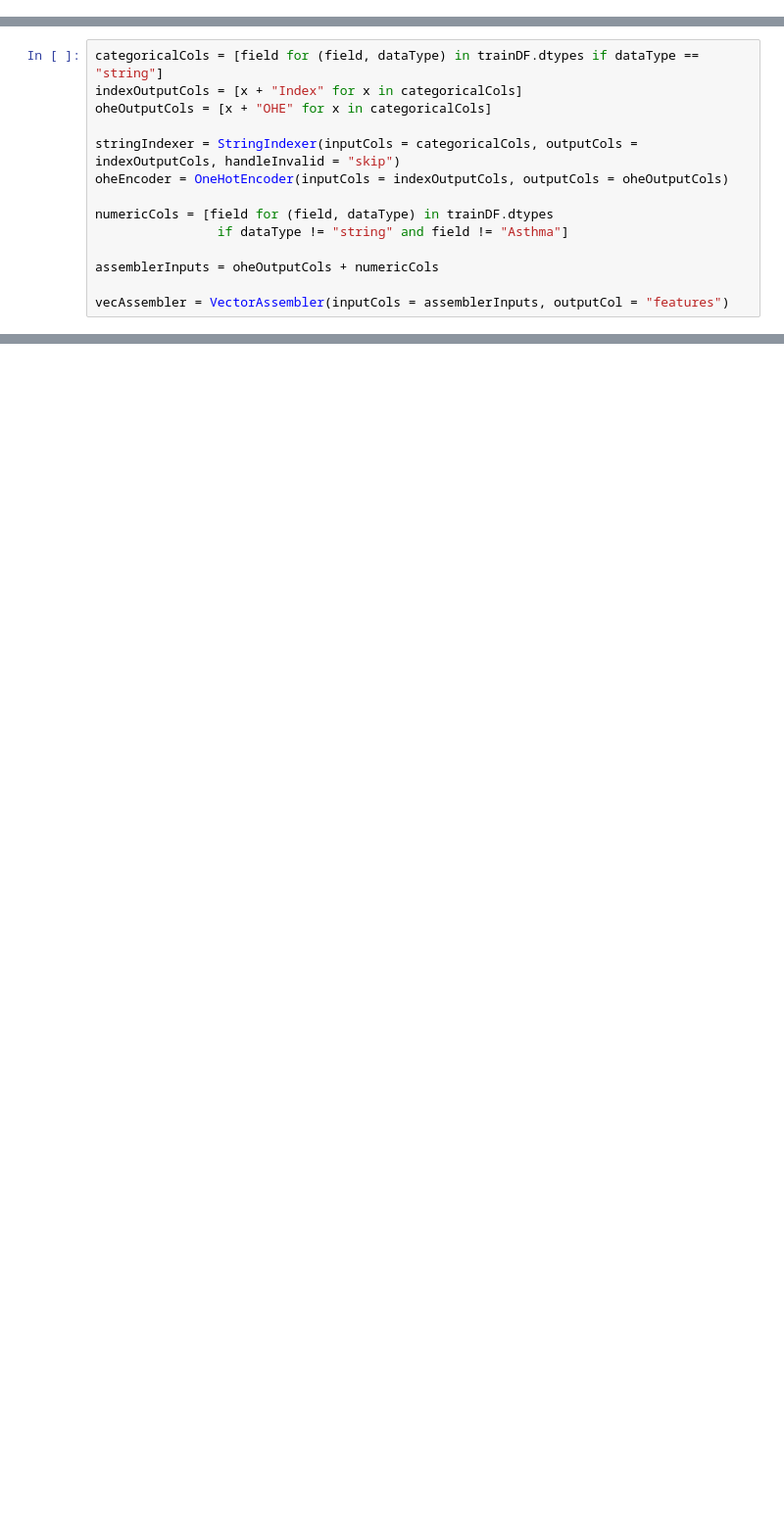
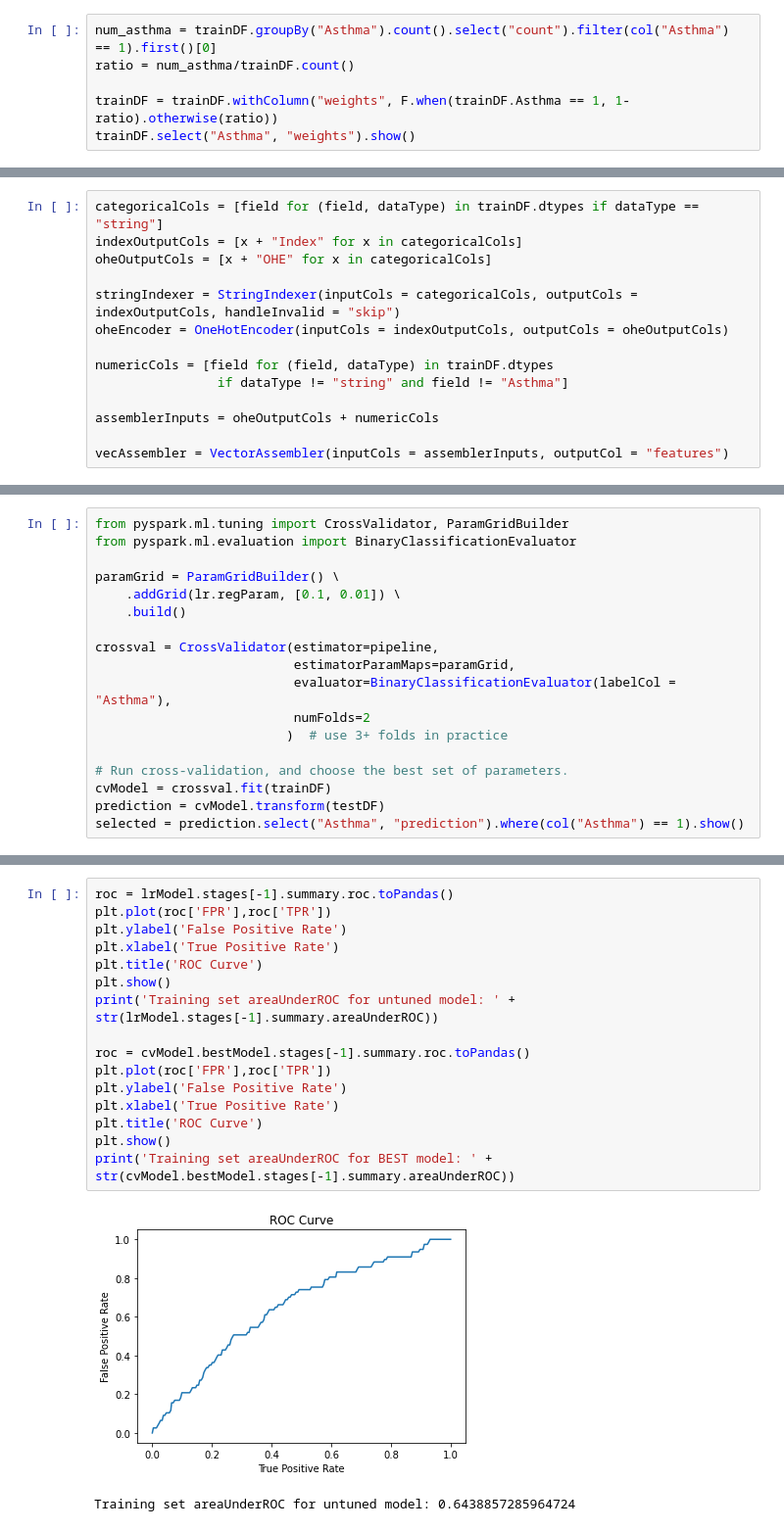
Before and after one commit to HeliosSoftware/pyspark-analytics, a Jupyter notebook: fhir-analytics-with-python.ipynb, the cells around one changed output, grey strips where cells are left out. Shown at 98% size. Drawn from its saved outputs; the diff is of its cells as text; blank space fills up the shorter version.

```diff
--- a/fhir-analytics-with-python.ipynb
+++ b/fhir-analytics-with-python.ipynb
@@ -254,0 +257,6 @@ There are 103 rows in the training set and 22 in the test set
+# %%
+num_asthma = trainDF.groupBy("Asthma").count().select("count").filter(col("Asthma") == 1).first()[0]
+ratio = num_asthma/trainDF.count()
+
+trainDF = trainDF.withColumn("weights", F.when(trainDF.Asthma == 1, 1-ratio).otherwise(ratio))
+trainDF.select("Asthma", "weights").show()
@@ -298,0 +477,18 @@ categoricalCols
+# %%
+from pyspark.ml.tuning import CrossValidator, ParamGridBuilder
+from pyspark.ml.evaluation import BinaryClassificationEvaluator
+
+paramGrid = ParamGridBuilder() \
+    .addGrid(lr.regParam, [0.1, 0.01]) \
+    .build()
+
+crossval = CrossValidator(estimator=pipeline,
+                          estimatorParamMaps=paramGrid,
+                          evaluator=BinaryClassificationEvaluator(labelCol = "Asthma"),
+                          numFolds=2
+                         )  # use 3+ folds in practice
+
+# Run cross-validation, and choose the best set of parameters.
+cvModel = crossval.fit(trainDF)
+prediction = cvModel.transform(testDF)
+selected = prediction.select("Asthma", "prediction").where(col("Asthma") == 1).show()
@@ -298,0 +511,19 @@ categoricalCols
+# %%
+roc = lrModel.stages[-1].summary.roc.toPandas()
+plt.plot(roc['FPR'],roc['TPR'])
+plt.ylabel('False Positive Rate')
+plt.xlabel('True Positive Rate')
+plt.title('ROC Curve')
+plt.show()
+print('Training set areaUnderROC for untuned model: ' + str(lrModel.stages[-1].summary.areaUnderROC))
+
+roc = cvModel.bestModel.stages[-1].summary.roc.toPandas()
+plt.plot(roc['FPR'],roc['TPR'])
+plt.ylabel('False Positive Rate')
+plt.xlabel('True Positive Rate')
+plt.title('ROC Curve')
+plt.show()
+print('Training set areaUnderROC for BEST model: ' + str(cvModel.bestModel.stages[-1].summary.areaUnderROC))
+# %% [output]
+[figure, added]
+Training set areaUnderROC for untuned model: 0.6438857285964724
```
Also changed, not shown: parts of 24 cells of this notebook.
